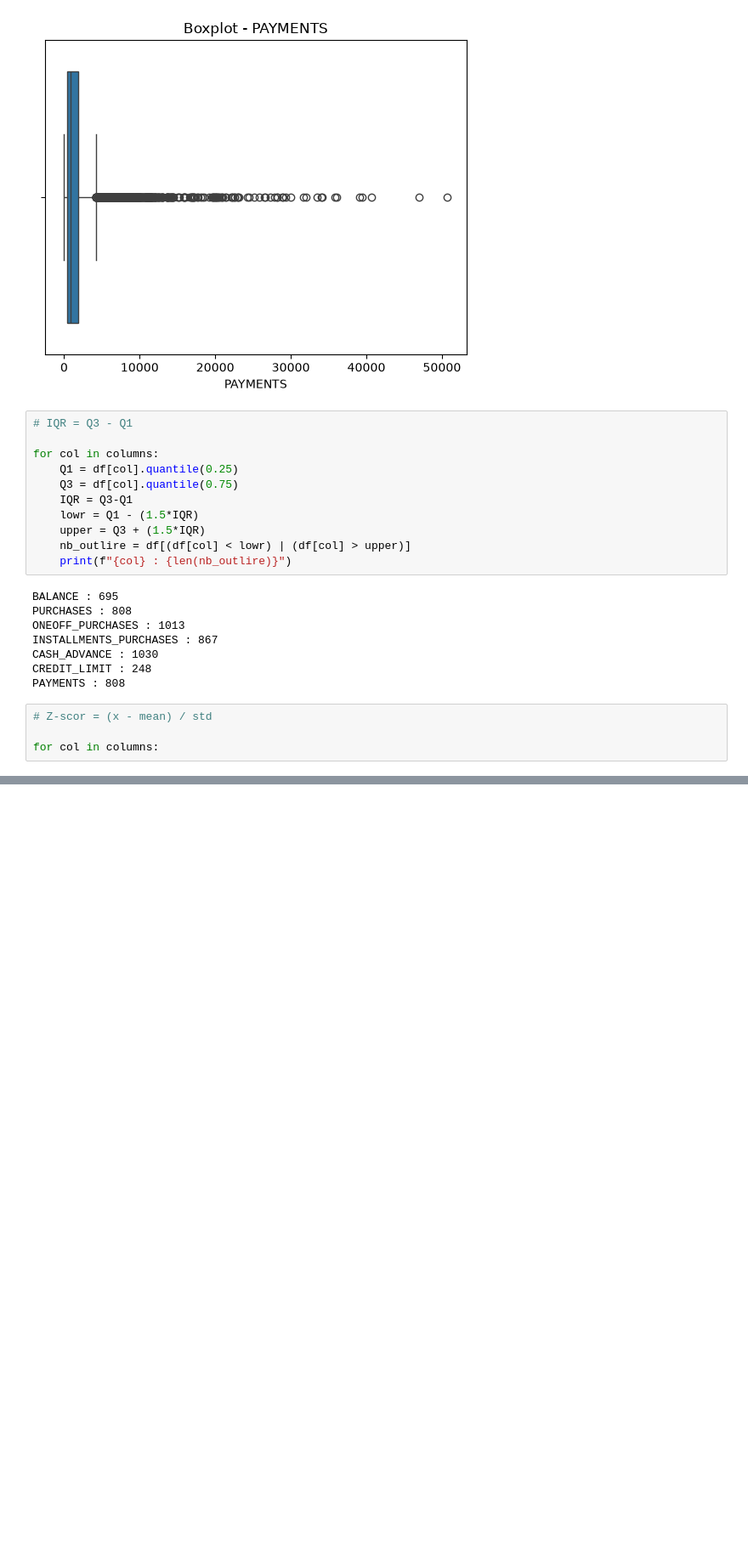
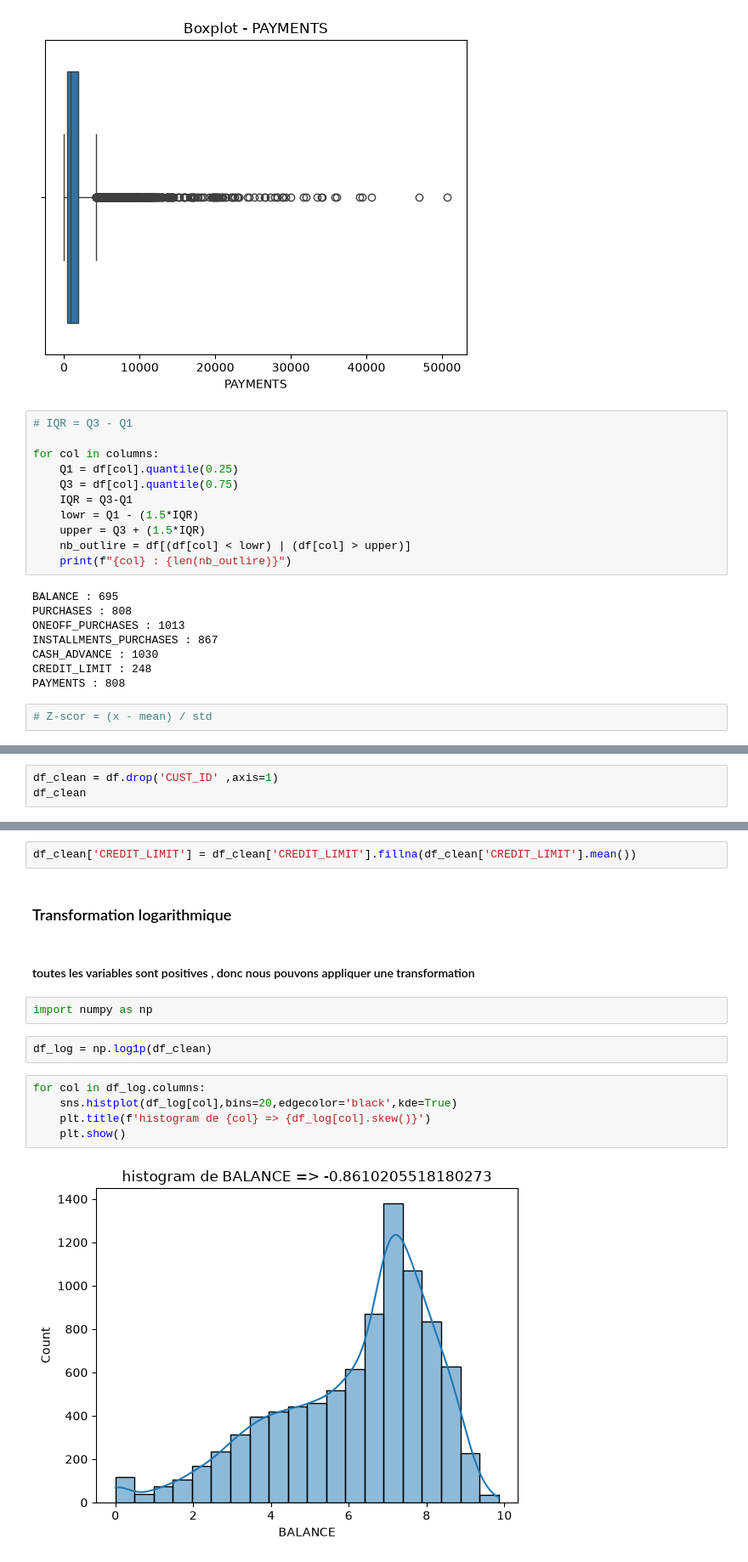
Before and after one commit to zakariaallam/CardProfiler, a Jupyter notebook: notebooks/EDA.ipynb, the cells around one changed output, grey strips where cells are left out. Shown at 85% size. Drawn from its saved outputs; the diff is of its cells as text; blank space fills up the shorter version.

```diff
--- a/notebooks/EDA.ipynb
+++ b/notebooks/EDA.ipynb
@@ -126,5 +135,3 @@ CREDIT_LIMIT : 248
 PAYMENTS : 808
 # %%
 # Z-scor = (x - mean) / std
-
-for col in columns:
@@ -130,0 +142,3 @@ for col in columns:
+# %%
+df_clean = df.drop('CUST_ID' ,axis=1)
+df_clean
@@ -130,0 +161,17 @@ for col in columns:
+# %%
+df_clean['CREDIT_LIMIT'] = df_clean['CREDIT_LIMIT'].fillna(df_clean['CREDIT_LIMIT'].mean())
+# %% [markdown]
+### Transformation logarithmique
+# %% [markdown]
+#### toutes les variables sont positives , donc nous pouvons appliquer une transformation
+# %%
+import numpy as np
+# %%
+df_log = np.log1p(df_clean)
+# %%
+for col in df_log.columns:
+    sns.histplot(df_log[col],bins=20,edgecolor='black',kde=True)
+    plt.title(f'histogram de {col} => {df_log[col].skew()}')
+    plt.show()
+# %% [output]
+[figure, added]
```
Also changed, not shown: parts of 40 cells of this notebook.
